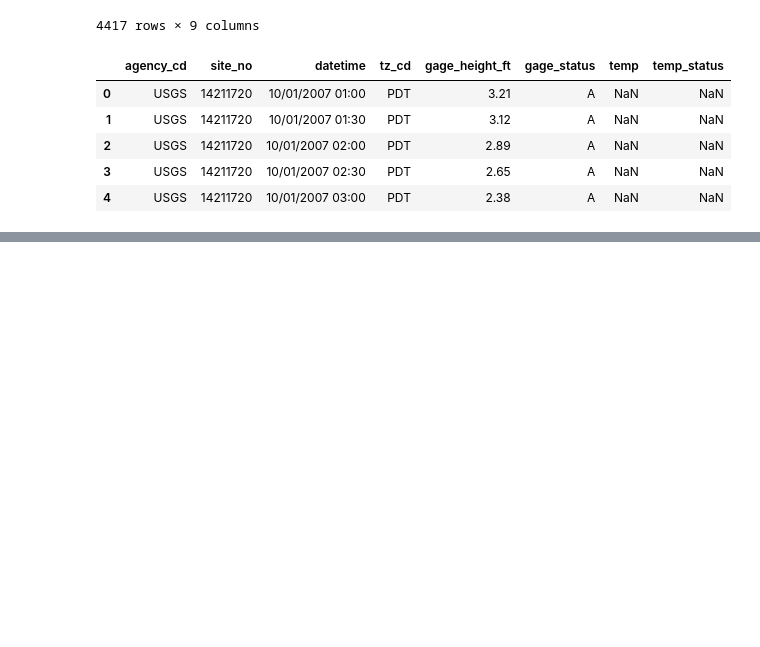
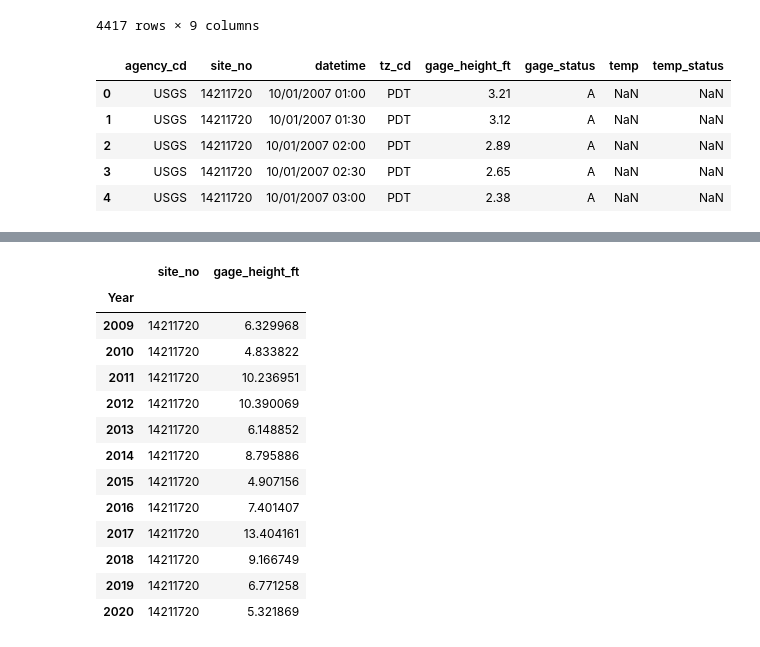
Before and after one commit to jayhjman/bootcamp-project1, a Jupyter notebook: Trim_water_data.ipynb, the cells around one changed output, grey strips where cells are left out. Cells and saved outputs as stored; diff of their text form; code cells hidden in the pictures; blank space fills up the shorter version.

```diff
--- a/Trim_water_data.ipynb
+++ b/Trim_water_data.ipynb
@@ -348,6 +452,21 @@ willamette_salmon_df
 # %%
-willamette_mean_df = willamette_gage_final.drop(columns="temp")
+willamette_mean_df = willamette_gage_final.drop(columns="temp_f")
 willamette_mean_df
+# %% [output]
+|  | site_no | gage_height_ft |
+| Year |  |  |
+| 2009 | 14211720 | 6.329968 |
+| 2010 | 14211720 | 4.833822 |
+| 2011 | 14211720 | 10.236951 |
+| 2012 | 14211720 | 10.390069 |
+| 2013 | 14211720 | 6.148852 |
+| 2014 | 14211720 | 8.795886 |
+| 2015 | 14211720 | 4.907156 |
+| 2016 | 14211720 | 7.401407 |
+| 2017 | 14211720 | 13.404161 |
+| 2018 | 14211720 | 9.166749 |
+| 2019 | 14211720 | 6.771258 |
+| 2020 | 14211720 | 5.321869 |
 # %%
 merged_willamette_salmon_mean_df = pd.merge(willamette_salmon_df, willamette_mean_df, on="Year")
 merged_willamette_salmon_mean_df = merged_willamette_salmon_mean_df.drop(columns='site_no')
```
Also changed, not shown: parts of 18 cells of this notebook.
